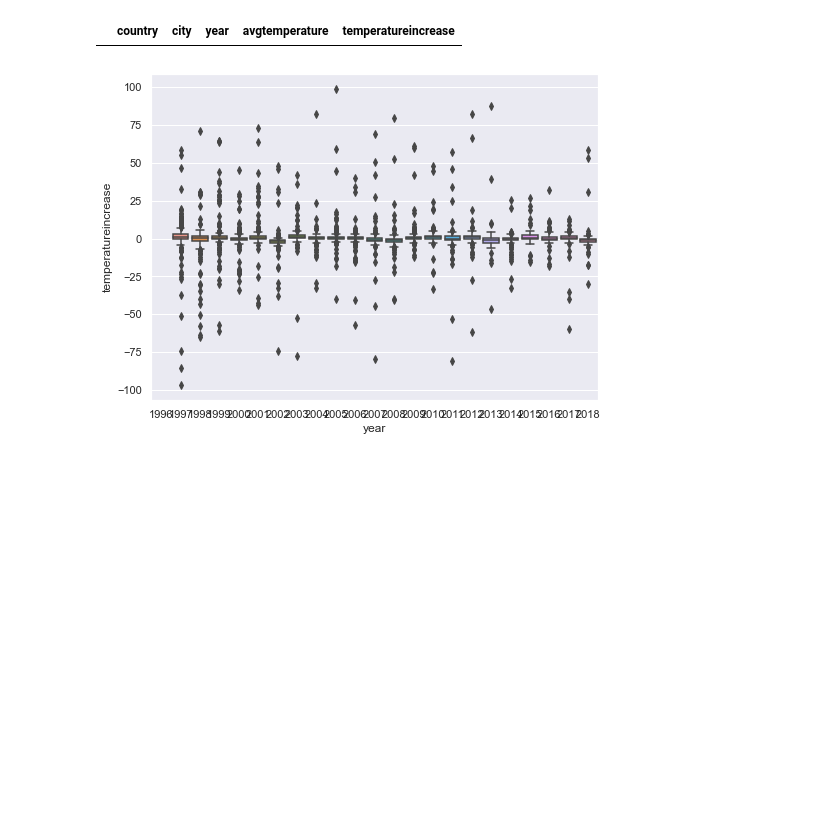
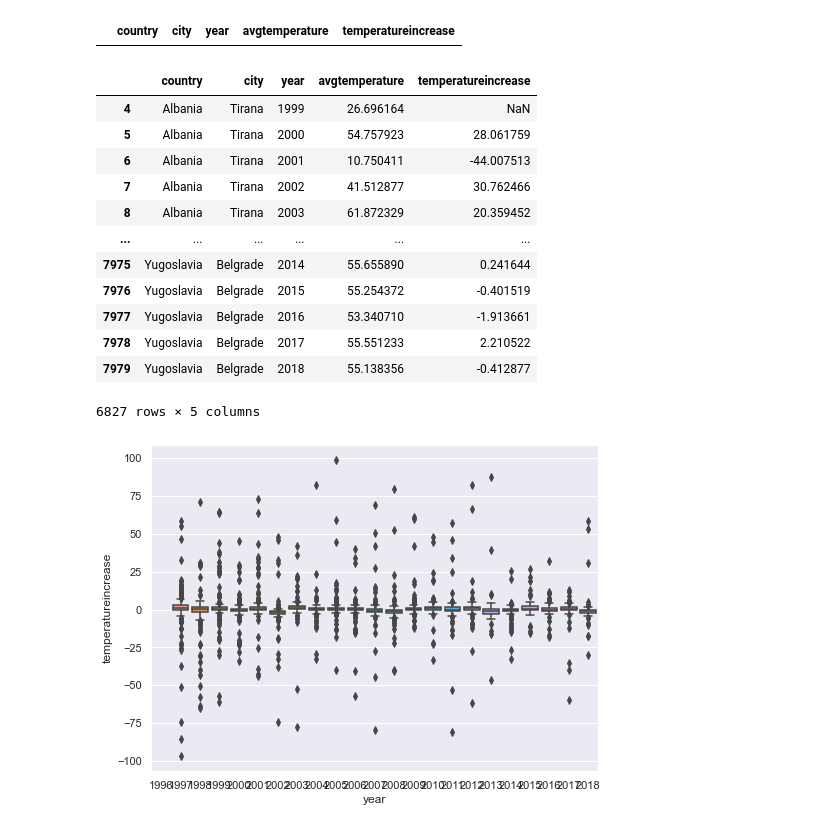
Before and after one commit to ferdi-leube/RNCP_Project, a Jupyter notebook: cleaning_code.ipynb, the cells around one changed output. Saved outputs shown, nothing was run; the diff lists cells and outputs as text; code cells hidden in the pictures; blank space fills up the shorter version.

```diff
--- a/cleaning_code.ipynb
+++ b/cleaning_code.ipynb
@@ -345,6 +347,22 @@ filteroutliers
 # now we creat the temperature increase
 # add the temp increase from year to year
 temperature_increase['temperatureincrease'] = temperature_increase['avgtemperature'].diff(periods=1)
+# %%
+temperature_increase
+# %% [output]
+|  | country | city | year | avgtemperature | temperatureincrease |
+| 4 | Albania | Tirana | 1999 | 26.696164 | NaN |
+| 5 | Albania | Tirana | 2000 | 54.757923 | 28.061759 |
+| 6 | Albania | Tirana | 2001 | 10.750411 | -44.007513 |
+| 7 | Albania | Tirana | 2002 | 41.512877 | 30.762466 |
+| 8 | Albania | Tirana | 2003 | 61.872329 | 20.359452 |
+| ... | ... | ... | ... | ... | ... |
+| 7975 | Yugoslavia | Belgrade | 2014 | 55.655890 | 0.241644 |
+| 7976 | Yugoslavia | Belgrade | 2015 | 55.254372 | -0.401519 |
+| 7977 | Yugoslavia | Belgrade | 2016 | 53.340710 | -1.913661 |
+| 7978 | Yugoslavia | Belgrade | 2017 | 55.551233 | 2.210522 |
+| 7979 | Yugoslavia | Belgrade | 2018 | 55.138356 | -0.412877 |
+6827 rows × 5 columns
 # %%
 # slight problem: this wil also give us the difference between not related data e.g. city1 year 2014 and city2 1995
 # in order to correct this mistake we set every value where the year column is equal to 1996 (solves 99% of the cases)
```
Also changed, not shown: parts of 19 cells of this notebook, 3 other files.
